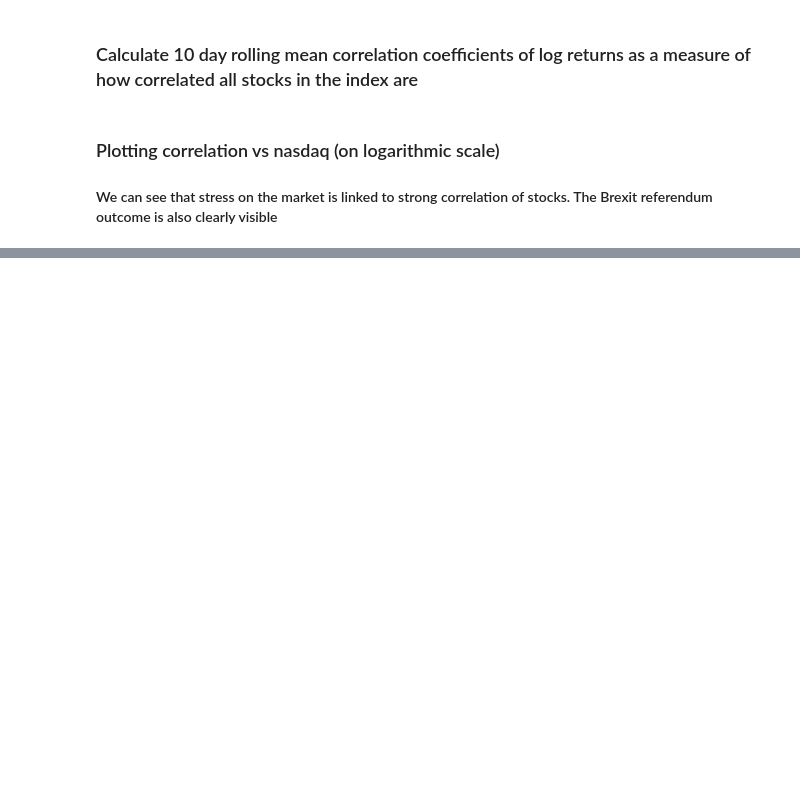
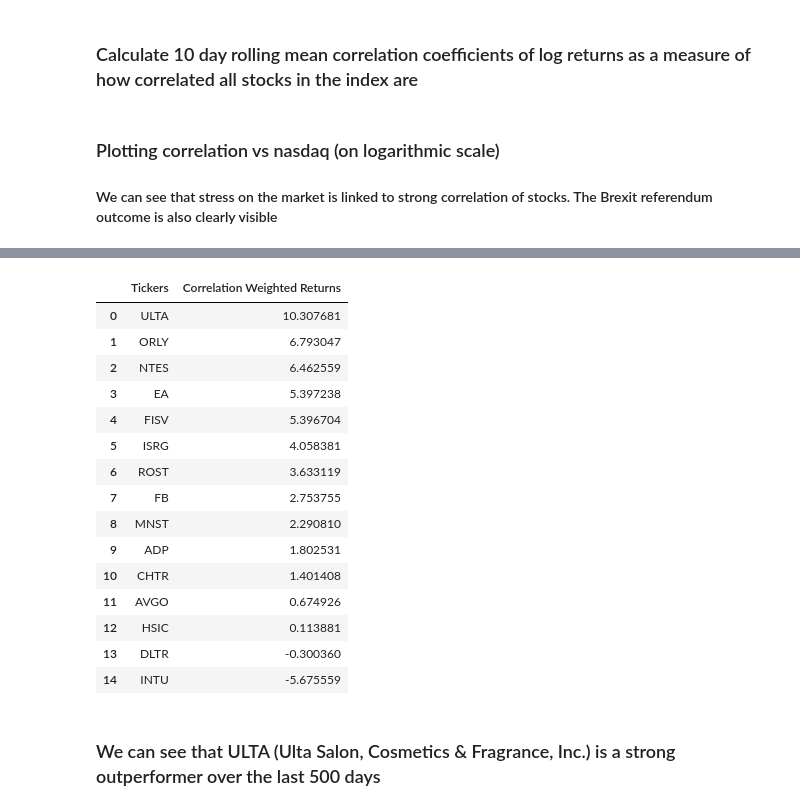
Before and after one commit to BertGit/outperformer, a Jupyter notebook: analyser.ipynb, the cells around one changed output, grey strips where cells are left out. Saved outputs shown, nothing was run; the diff lists cells and outputs as text; code cells hidden in the pictures; blank space fills up the shorter version.

```diff
--- a/analyser.ipynb
+++ b/analyser.ipynb
@@ -26,5 +22,7 @@ normalized.plot(legend=False)
 # %% [markdown]
 ### Calculate 10 day rolling mean correlation coefficients of log returns as a measure of how correlated all stocks in the index are
+# %%
+winsize = 10
 # %%
 log_returns = np.log(df.pct_change() + 1)
 log_returns = log_returns[1:] # First row is NaN otherwise
@@ -48,0 +61,2 @@ mean_corr_coeffs.plot(sharex=axes[0], ylim=(0,1), style='r-')
+# %%
+tickers = ['ADP', 'AVGO', 'CHTR', 'DLTR', 'EA', 'FB', 'FISV', 'HSIC', 'INTU', 'ISRG', 'MNST', 'NTES', 'ORLY', 'ROST', 'ULTA']
@@ -48,0 +66,37 @@ mean_corr_coeffs.plot(sharex=axes[0], ylim=(0,1), style='r-')
+# %%
+def sqr_corr_dep(x):
+    # we want to emphasize dependency to correlation by squaring it
+    return x[0] * x[1]**2 * 100
+
+num_days = 500
+lr = log_returns.rolling(window=winsize).mean()[-num_days:]
+corr = mean_corr_coeffs[-num_days:]
+
+vals = []
+for stock in tickers:
+    df_t = pd.concat([lr[stock], corr], axis=1, keys=[stock, "corr"])
+    df_t["corr_weighted_ret"] = df_t.apply(sqr_corr_dep, axis=1)
+    vals.append(np.sum(df_t["corr_weighted_ret"]))
+
+df_v = pd.DataFrame({"Tickers": tickers, "Correlation Weighted Returns": vals})
+df_v = df_v.sort_values(by="Correlation Weighted Returns", axis=0, ascending=False)
+df_v[["Tickers", "Correlation Weighted Returns"]].reset_index(drop=True)
+# %% [output]
+|  | Tickers | Correlation Weighted Returns |
+| 0 | ULTA | 10.307681 |
+| 1 | ORLY | 6.793047 |
+| 2 | NTES | 6.462559 |
+| 3 | EA | 5.397238 |
+| 4 | FISV | 5.396704 |
+| 5 | ISRG | 4.058381 |
+| 6 | ROST | 3.633119 |
+| 7 | FB | 2.753755 |
+| 8 | MNST | 2.290810 |
+| 9 | ADP | 1.802531 |
+| 10 | CHTR | 1.401408 |
+| 11 | AVGO | 0.674926 |
+| 12 | HSIC | 0.113881 |
+| 13 | DLTR | -0.300360 |
+| 14 | INTU | -5.675559 |
+# %% [markdown]
+### We can see that ULTA (Ulta Salon, Cosmetics & Fragrance, Inc.) is a strong outperformer over the last 500 days
```
Also changed, not shown: parts of 10 cells of this notebook, 3 other files.
